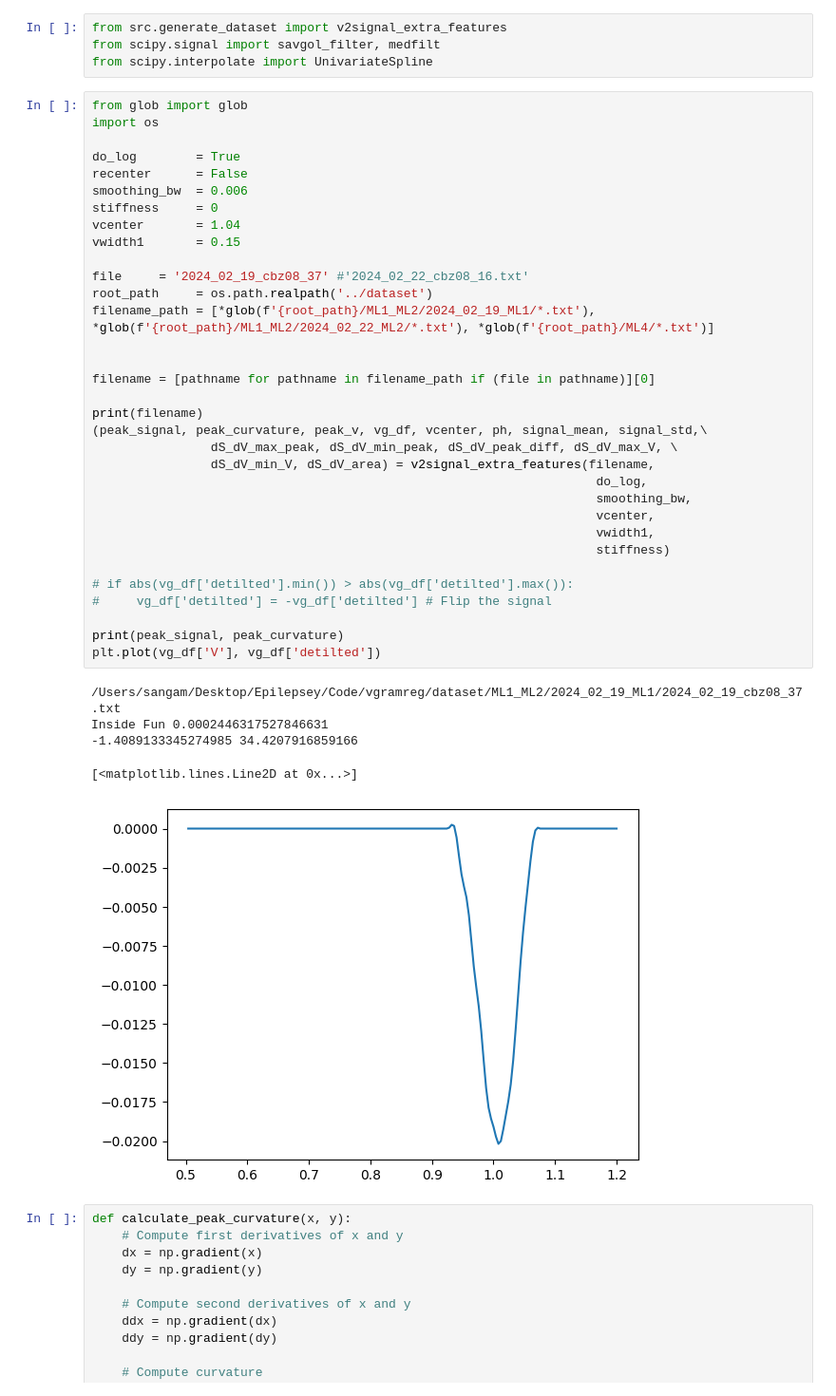
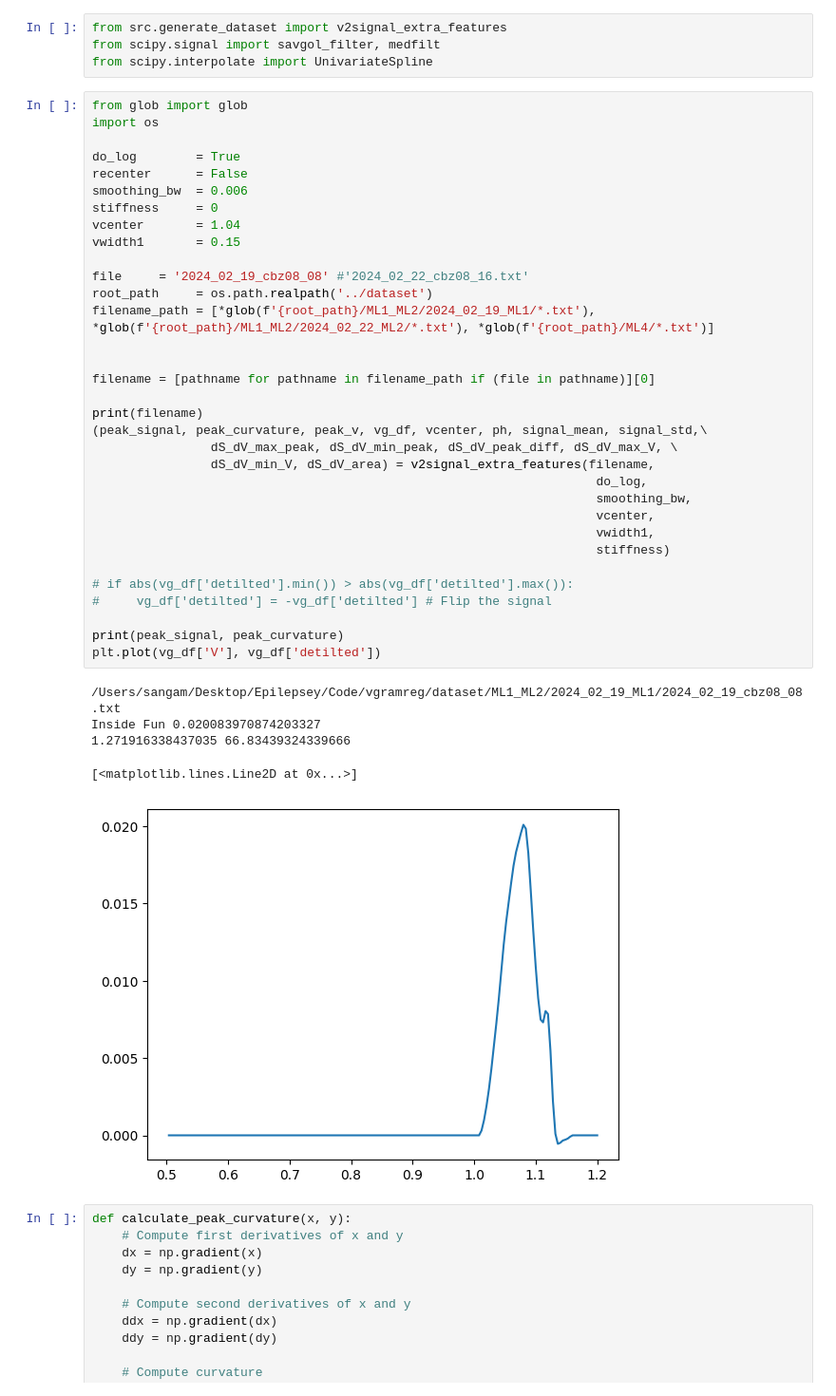
Before and after one commit to ramseylab/vgramreg, a Jupyter notebook: notebooks/Analyze_Detilted_signal.ipynb, the cells around one changed output. Shown at 95% size. Cells and saved outputs as stored; diff of their text form.

```diff
--- a/notebooks/Analyze_Detilted_signal.ipynb
+++ b/notebooks/Analyze_Detilted_signal.ipynb
@@ -145,38 +145,38 @@ import os
 do_log        = True
 recenter      = False
 smoothing_bw  = 0.006
 stiffness     = 0
 vcenter       = 1.04
 vwidth1       = 0.15
 
-file     = '2024_02_19_cbz08_37' #'2024_02_22_cbz08_16.txt'
+file     = '2024_02_19_cbz08_08' #'2024_02_22_cbz08_16.txt'
 root_path     = os.path.realpath('../dataset')
 filename_path = [*glob(f'{root_path}/ML1_ML2/2024_02_19_ML1/*.txt'), *glob(f'{root_path}/ML1_ML2/2024_02_22_ML2/*.txt'), *glob(f'{root_path}/ML4/*.txt')]
 
 
 filename = [pathname for pathname in filename_path if (file in pathname)][0]
 
 print(filename)
 (peak_signal, peak_curvature, peak_v, vg_df, vcenter, ph, signal_mean, signal_std,\
                 dS_dV_max_peak, dS_dV_min_peak, dS_dV_peak_diff, dS_dV_max_V, \
                 dS_dV_min_V, dS_dV_area) = v2signal_extra_features(filename,
                                                                     do_log,
                                                                     smoothing_bw,
                                                                     vcenter,
                                                                     vwidth1,
                                                                     stiffness)
 
 # if abs(vg_df['detilted'].min()) > abs(vg_df['detilted'].max()):
 #     vg_df['detilted'] = -vg_df['detilted'] # Flip the signal
 
 print(peak_signal, peak_curvature)
 plt.plot(vg_df['V'], vg_df['detilted'])
 # %% [output]
-/Users/sangam/Desktop/Epilepsey/Code/vgramreg/dataset/ML1_ML2/2024_02_19_ML1/2024_02_19_cbz08_37.txt
-Inside Fun 0.0002446317527846631
--1.4089133345274985 34.4207916859166
+/Users/sangam/Desktop/Epilepsey/Code/vgramreg/dataset/ML1_ML2/2024_02_19_ML1/2024_02_19_cbz08_08.txt
+Inside Fun 0.020083970874203327
+1.271916338437035 66.83439324339666
 [<matplotlib.lines.Line2D at 0x...>]
-[figure, old version]
+[figure, new version]
 # %%
 def calculate_peak_curvature(x, y):
     # Compute first derivatives of x and y
```
Also changed, not shown: parts of 14 cells of this notebook, 2 other files.
